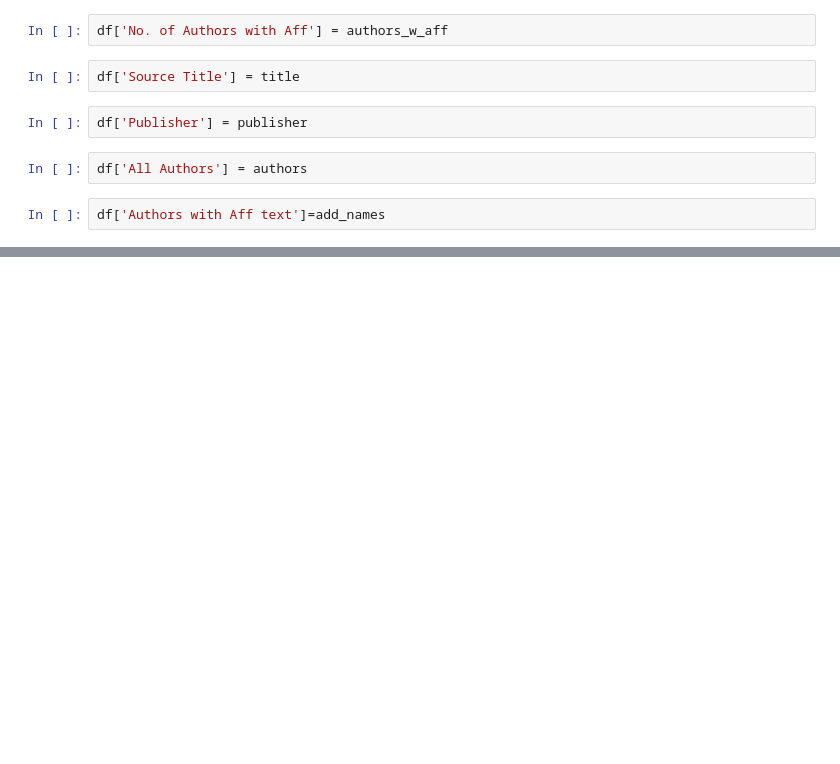
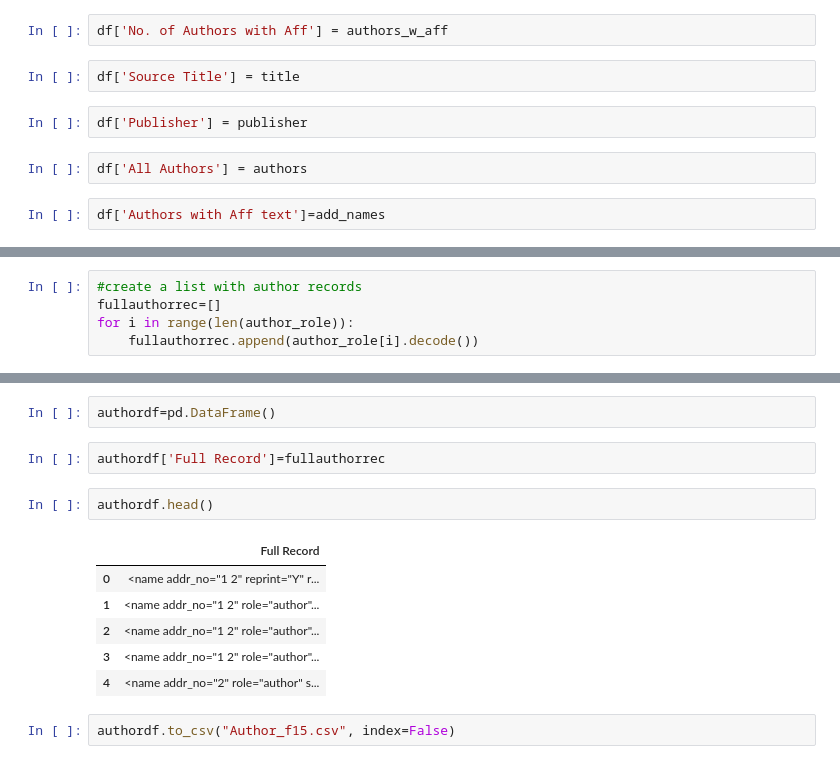
Before and after one commit to sarahsid10/WOS_XML, a Jupyter notebook: Parse_BeautifulSoup_files.ipynb, the cells around one changed output, grey strips where cells are left out. Cells and saved outputs as stored; diff of their text form; blank space fills up the shorter version.

```diff
--- a/Parse_BeautifulSoup_files.ipynb
+++ b/Parse_BeautifulSoup_files.ipynb
@@ -149,0 +381,5 @@ df.tail()
+# %%
+#create a list with author records
+fullauthorrec=[]
+for i in range(len(author_role)):
+    fullauthorrec.append(author_role[i].decode())
@@ -149,0 +405,15 @@ df.tail()
+# %%
+authordf=pd.DataFrame()
+# %%
+authordf['Full Record']=fullauthorrec
+# %%
+authordf.head()
+# %% [output]
+|  | Full Record |
+| 0 | <name addr_no="1 2" reprint="Y" r... |
+| 1 | <name addr_no="1 2" role="author"... |
+| 2 | <name addr_no="1 2" role="author"... |
+| 3 | <name addr_no="1 2" role="author"... |
+| 4 | <name addr_no="2" role="author" s... |
+# %%
+authordf.to_csv("Author_f15.csv", index=False)
```
Also changed, not shown: parts of 38 cells of this notebook.
